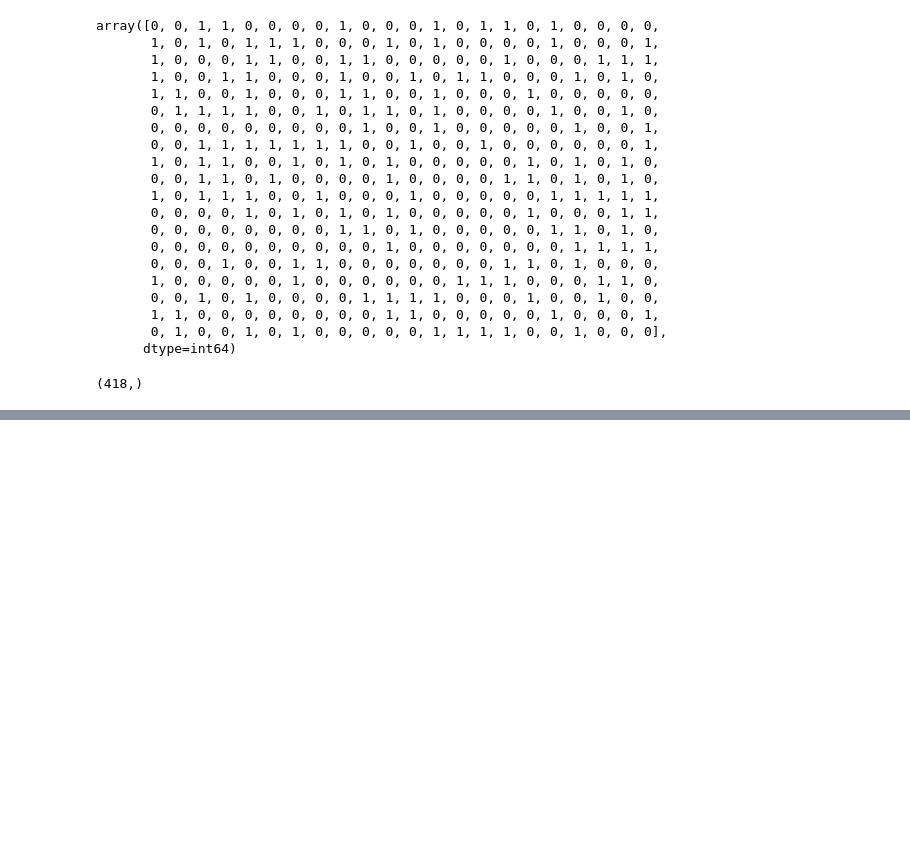
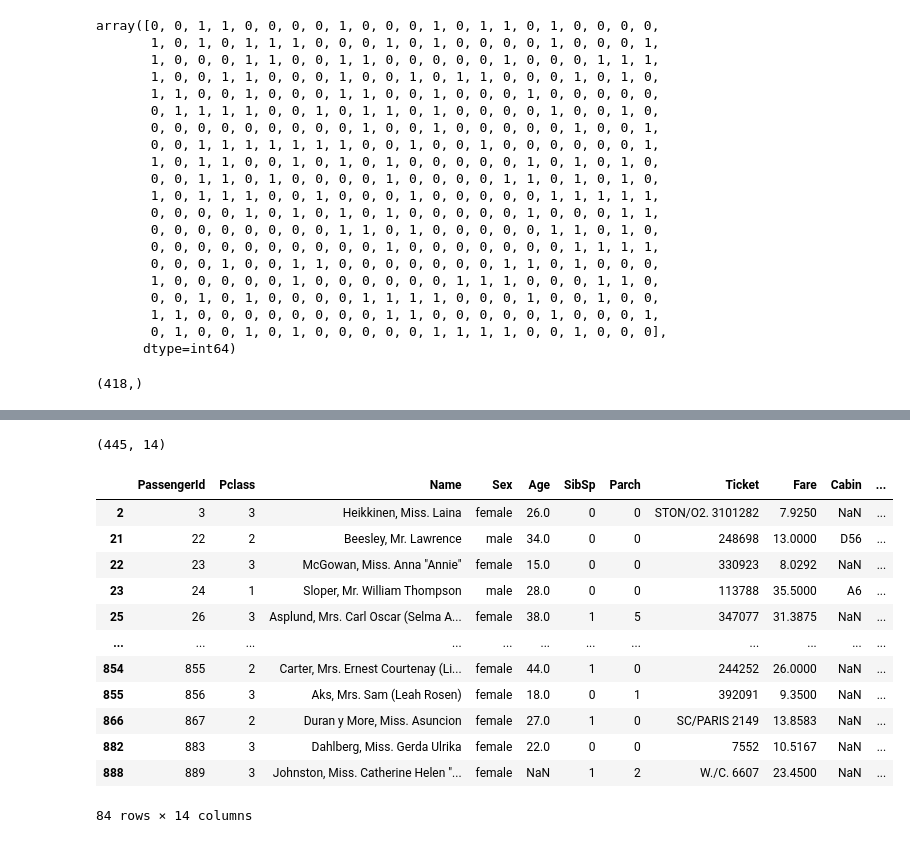
Before and after one commit to EandroC/Titanic---MachineLearningfromDisaster, a Jupyter notebook: modelos.ipynb, the cells around one changed output, grey strips where cells are left out. Saved outputs shown, nothing was run; the diff lists cells and outputs as text; code cells hidden in the pictures; blank space fills up the shorter version.

```diff
--- a/modelos.ipynb
+++ b/modelos.ipynb
@@ -468,0 +522,26 @@ sub.to_csv('segundo_modelo.csv', header= True)
+# %%
+X_valid_check.shape
+# %% [output]
+(445, 14)
+# %%
+#Apenas com os erros
+
+erros= X_valid_check[X_valid_check.Survived != X_valid_check.p]
+#apenas mudando a ordem
+erros= erros[['PassengerId', 'Pclass', 'Name', 'Sex', 'Age', 'SibSp', 'Parch', 'Ticket', 'Fare', 'Cabin',
+       'Embarked','Sex_binario', 'p', 'Survived']]
+erros
+# %% [output]
+|  | PassengerId | Pclass | Name | Sex | Age | SibSp | Parch | Ticket | Fare | Cabin | ... |
+| 2 | 3 | 3 | Heikkinen, Miss. Laina | female | 26.0 | 0 | 0 | STON/O2. 3101282 | 7.9250 | NaN | ... |
+| 21 | 22 | 2 | Beesley, Mr. Lawrence | male | 34.0 | 0 | 0 | 248698 | 13.0000 | D56 | ... |
+| 22 | 23 | 3 | McGowan, Miss. Anna "Annie" | female | 15.0 | 0 | 0 | 330923 | 8.0292 | NaN | ... |
+| 23 | 24 | 1 | Sloper, Mr. William Thompson | male | 28.0 | 0 | 0 | 113788 | 35.5000 | A6 | ... |
+| 25 | 26 | 3 | Asplund, Mrs. Carl Oscar (Selma A... | female | 38.0 | 1 | 5 | 347077 | 31.3875 | NaN | ... |
+| ... | ... | ... | ... | ... | ... | ... | ... | ... | ... | ... | ... |
+| 854 | 855 | 2 | Carter, Mrs. Ernest Courtenay (Li... | female | 44.0 | 1 | 0 | 244252 | 26.0000 | NaN | ... |
+| 855 | 856 | 3 | Aks, Mrs. Sam (Leah Rosen) | female | 18.0 | 0 | 1 | 392091 | 9.3500 | NaN | ... |
+| 866 | 867 | 2 | Duran y More, Miss. Asuncion | female | 27.0 | 1 | 0 | SC/PARIS 2149 | 13.8583 | NaN | ... |
+| 882 | 883 | 3 | Dahlberg, Miss. Gerda Ulrika | female | 22.0 | 0 | 0 | 7552 | 10.5167 | NaN | ... |
+| 888 | 889 | 3 | Johnston, Miss. Catherine Helen "... | female | NaN | 1 | 2 | W./C. 6607 | 23.4500 | NaN | ... |
+84 rows × 14 columns
```
Also changed, not shown: parts of 23 cells of this notebook, 2 other files.
